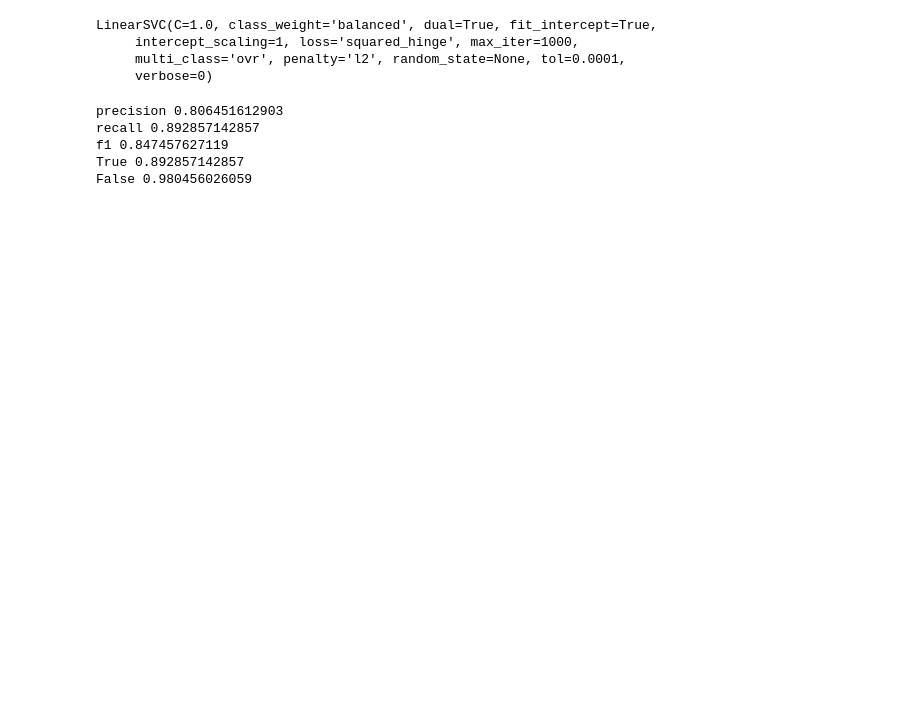
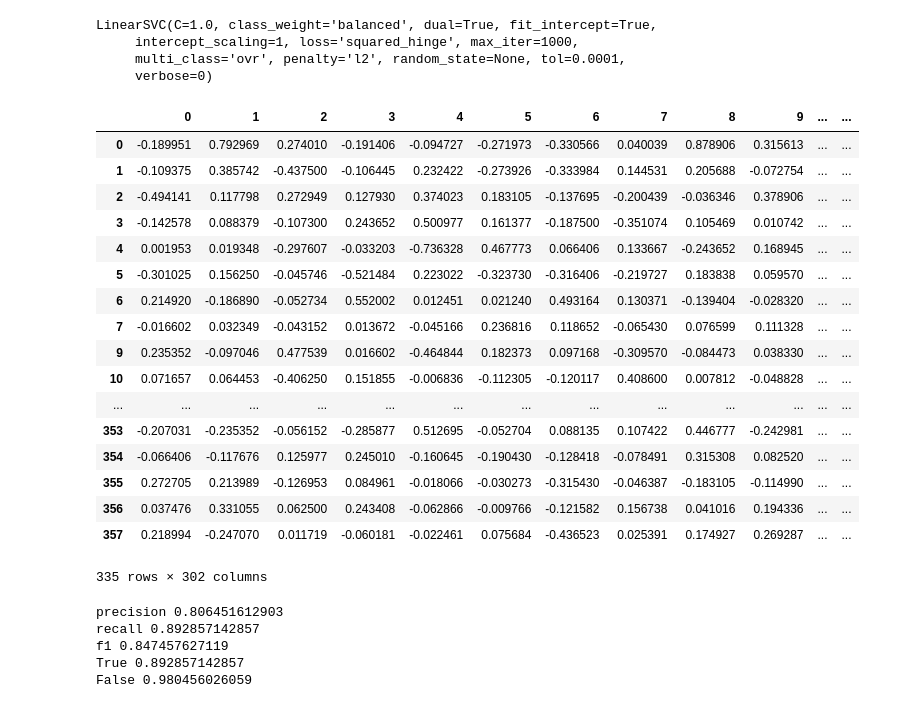
Before and after one commit to johnshen7/lexical_entailment, a Jupyter notebook: Hypernymy.ipynb, the cells around one changed output. Drawn from its saved outputs; the diff is of its cells as text; code cells hidden in the pictures; blank space fills up the shorter version.

```diff
--- a/Hypernymy.ipynb
+++ b/Hypernymy.ipynb
@@ -109,4 +138,25 @@ train_df.dropna(axis=0, inplace=True)
 test_df.dropna(axis=0, inplace=True)
 X = train_df.iloc[:, :-1]
 y = train_df.iloc[:, -1]
+# %%
+val_vectorized
+# %% [output]
+|  | 0 | 1 | 2 | 3 | 4 | 5 | 6 | 7 | 8 | 9 | ... | ... |
+| 0 | -0.189951 | 0.792969 | 0.274010 | -0.191406 | -0.094727 | -0.271973 | -0.330566 | 0.040039 | 0.878906 | 0.315613 | ... | ... |
+| 1 | -0.109375 | 0.385742 | -0.437500 | -0.106445 | 0.232422 | -0.273926 | -0.333984 | 0.144531 | 0.205688 | -0.072754 | ... | ... |
+| 2 | -0.494141 | 0.117798 | 0.272949 | 0.127930 | 0.374023 | 0.183105 | -0.137695 | -0.200439 | -0.036346 | 0.378906 | ... | ... |
+| 3 | -0.142578 | 0.088379 | -0.107300 | 0.243652 | 0.500977 | 0.161377 | -0.187500 | -0.351074 | 0.105469 | 0.010742 | ... | ... |
+| 4 | 0.001953 | 0.019348 | -0.297607 | -0.033203 | -0.736328 | 0.467773 | 0.066406 | 0.133667 | -0.243652 | 0.168945 | ... | ... |
+| 5 | -0.301025 | 0.156250 | -0.045746 | -0.521484 | 0.223022 | -0.323730 | -0.316406 | -0.219727 | 0.183838 | 0.059570 | ... | ... |
+| 6 | 0.214920 | -0.186890 | -0.052734 | 0.552002 | 0.012451 | 0.021240 | 0.493164 | 0.130371 | -0.139404 | -0.028320 | ... | ... |
+| 7 | -0.016602 | 0.032349 | -0.043152 | 0.013672 | -0.045166 | 0.236816 | 0.118652 | -0.065430 | 0.076599 | 0.111328 | ... | ... |
+| 9 | 0.235352 | -0.097046 | 0.477539 | 0.016602 | -0.464844 | 0.182373 | 0.097168 | -0.309570 | -0.084473 | 0.038330 | ... | ... |
+| 10 | 0.071657 | 0.064453 | -0.406250 | 0.151855 | -0.006836 | -0.112305 | -0.120117 | 0.408600 | 0.007812 | -0.048828 | ... | ... |
+| ... | ... | ... | ... | ... | ... | ... | ... | ... | ... | ... | ... | ... |
+| 353 | -0.207031 | -0.235352 | -0.056152 | -0.285877 | 0.512695 | -0.052704 | 0.088135 | 0.107422 | 0.446777 | -0.242981 | ... | ... |
+| 354 | -0.066406 | -0.117676 | 0.125977 | 0.245010 | -0.160645 | -0.190430 | -0.128418 | -0.078491 | 0.315308 | 0.082520 | ... | ... |
+| 355 | 0.272705 | 0.213989 | -0.126953 | 0.084961 | -0.018066 | -0.030273 | -0.315430 | -0.046387 | -0.183105 | -0.114990 | ... | ... |
+| 356 | 0.037476 | 0.331055 | 0.062500 | 0.243408 | -0.062866 | -0.009766 | -0.121582 | 0.156738 | 0.041016 | 0.194336 | ... | ... |
+| 357 | 0.218994 | -0.247070 | 0.011719 | -0.060181 | -0.022461 | 0.075684 | -0.436523 | 0.025391 | 0.174927 | 0.269287 | ... | ... |
+335 rows × 302 columns
 # %%
```
Also changed, not shown: parts of 8 cells of this notebook, 2 other files.
